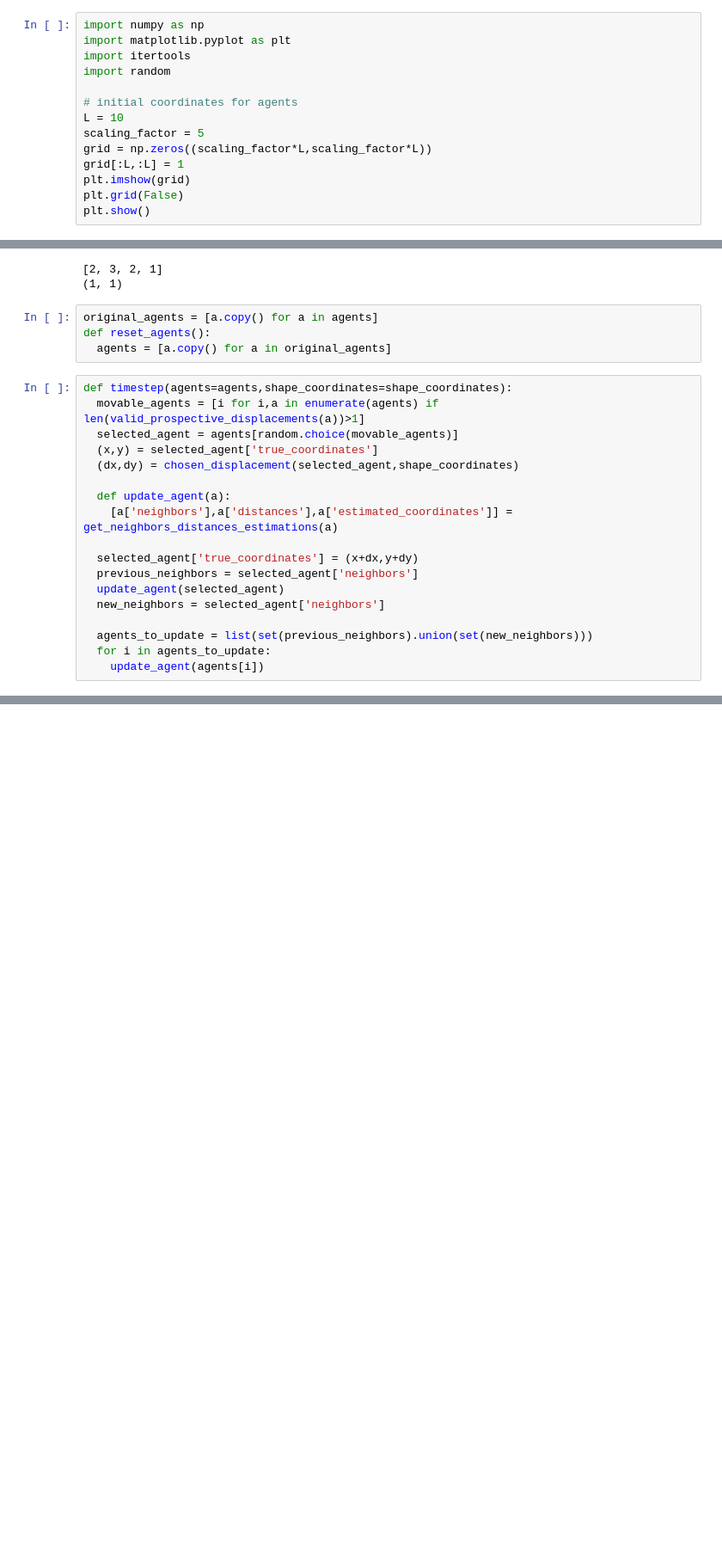
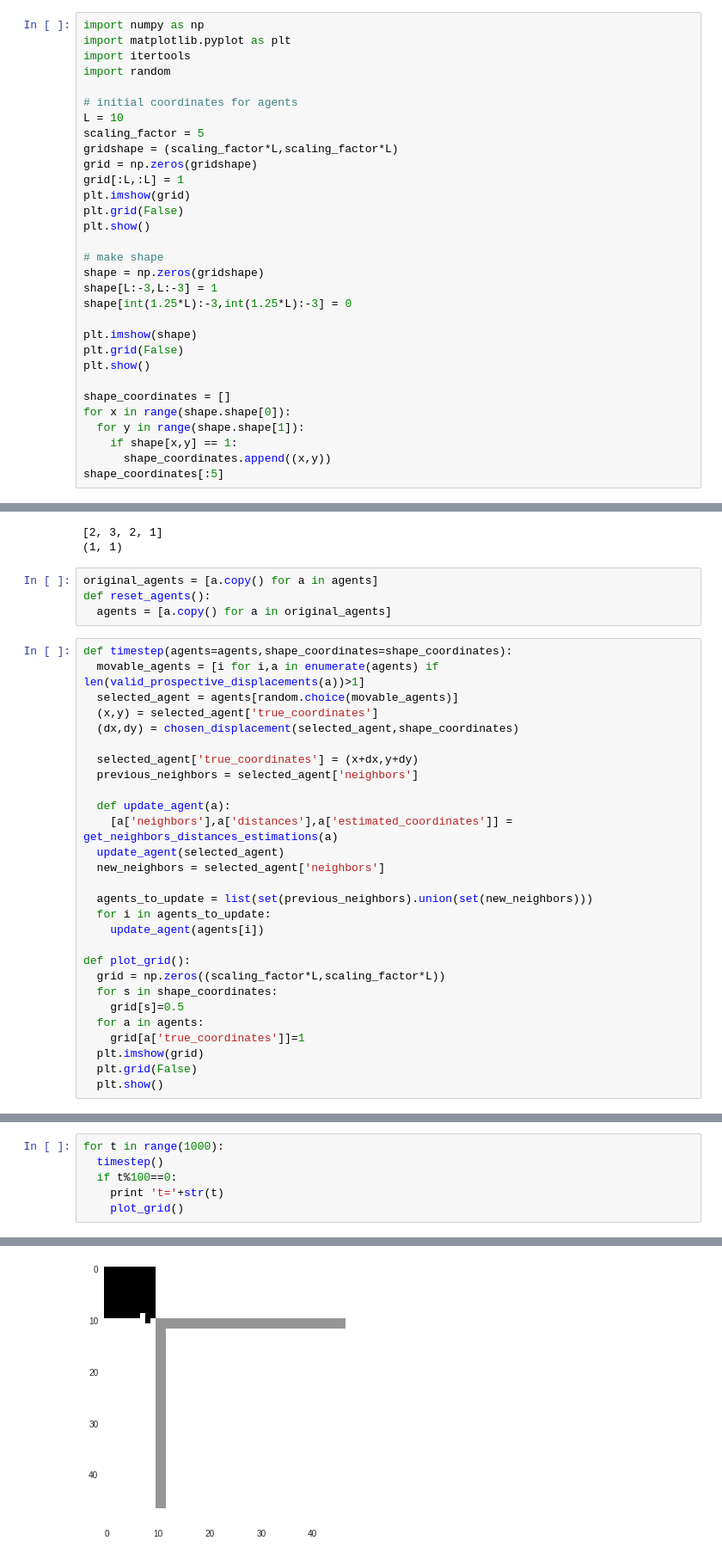
Before and after one commit to jpskycak/research_notebooks, a Jupyter notebook: programmable_self_assembly_into_non_simply_connected_shapes.ipynb, the cells around one changed output, grey strips where cells are left out. Shown: that part at 86% size. Saved outputs shown, nothing was run; the diff lists cells and outputs as text; blank space fills up the shorter version.

```diff
--- a/programmable_self_assembly_into_non_simply_connected_shapes.ipynb
+++ b/programmable_self_assembly_into_non_simply_connected_shapes.ipynb
@@ -9,10 +9,27 @@ import random
 # initial coordinates for agents
 L = 10
 scaling_factor = 5
-grid = np.zeros((scaling_factor*L,scaling_factor*L))
+gridshape = (scaling_factor*L,scaling_factor*L)
+grid = np.zeros(gridshape)
 grid[:L,:L] = 1
 plt.imshow(grid)
 plt.grid(False)
 plt.show()
+
+# make shape
+shape = np.zeros(gridshape)
+shape[L:-3,L:-3] = 1
+shape[int(1.25*L):-3,int(1.25*L):-3] = 0
+
+plt.imshow(shape)
+plt.grid(False)
+plt.show()
+
+shape_coordinates = []
+for x in range(shape.shape[0]):
+  for y in range(shape.shape[1]):
+    if shape[x,y] == 1:
+      shape_coordinates.append((x,y))
+shape_coordinates[:5]
 # %% [output]
 [figure]
@@ -258,14 +255,24 @@ def timestep(agents=agents,shape_coordinates=shape_coordinates):
   (x,y) = selected_agent['true_coordinates']
   (dx,dy) = chosen_displacement(selected_agent,shape_coordinates)
 
+  selected_agent['true_coordinates'] = (x+dx,y+dy)
+  previous_neighbors = selected_agent['neighbors']
+
   def update_agent(a):
     [a['neighbors'],a['distances'],a['estimated_coordinates']] = get_neighbors_distances_estimations(a)
-
-  selected_agent['true_coordinates'] = (x+dx,y+dy)
-  previous_neighbors = selected_agent['neighbors']
   update_agent(selected_agent)
   new_neighbors = selected_agent['neighbors']
 
   agents_to_update = list(set(previous_neighbors).union(set(new_neighbors)))
   for i in agents_to_update:
     update_agent(agents[i])
+
+def plot_grid():
+  grid = np.zeros((scaling_factor*L,scaling_factor*L))
+  for s in shape_coordinates:
+    grid[s]=0.5
+  for a in agents:
+    grid[a['true_coordinates']]=1
+  plt.imshow(grid)
+  plt.grid(False)
+  plt.show()
@@ -322,0 +279,7 @@ def best_moves(agent):
+# %%
+for t in range(1000):
+  timestep()
+  if t%100==0:
+    print 't='+str(t)
+    plot_grid()
+# %% [output]
@@ -322,0 +287 @@ def best_moves(agent):
+[figure, added]
```
Also changed, not shown: parts of 10 cells of this notebook.
